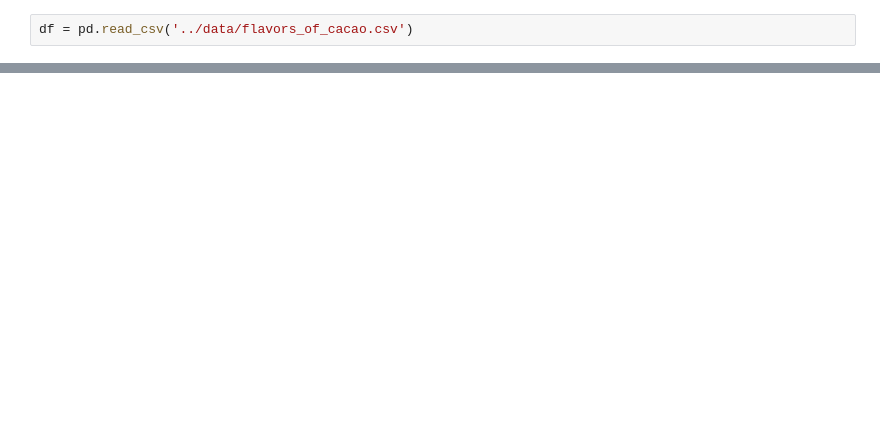
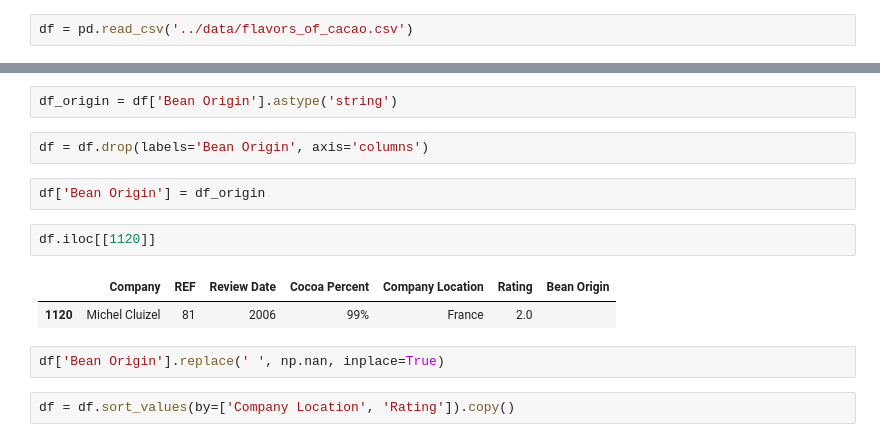
Before and after one commit to nikomc/Interactives_Python, a Jupyter notebook: notebooks/2020-03-20_chocolate_ratings.ipynb, the cells around one changed output, grey strips where cells are left out. Cells and saved outputs as stored; diff of their text form; blank space fills up the shorter version.

```diff
--- a/notebooks/2020-03-20_chocolate_ratings.ipynb
+++ b/notebooks/2020-03-20_chocolate_ratings.ipynb
@@ -74,0 +29,15 @@ points + text
+# %%
+df_origin = df['Bean Origin'].astype('string')
+# %%
+df = df.drop(labels='Bean Origin', axis='columns')
+# %%
+df['Bean Origin'] = df_origin
+# %%
+df.iloc[[1120]]
+# %% [output]
+|  | Company | REF | Review Date | Cocoa Percent | Company Location | Rating | Bean Origin |
+| 1120 | Michel Cluizel | 81 | 2006 | 99% | France | 2.0 |  |
+# %%
+df['Bean Origin'].replace(' ', np.nan, inplace=True)
+# %%
+df = df.sort_values(by=['Company Location', 'Rating']).copy()
```
Also changed, not shown: parts of 16 cells of this notebook, 2 other files.
